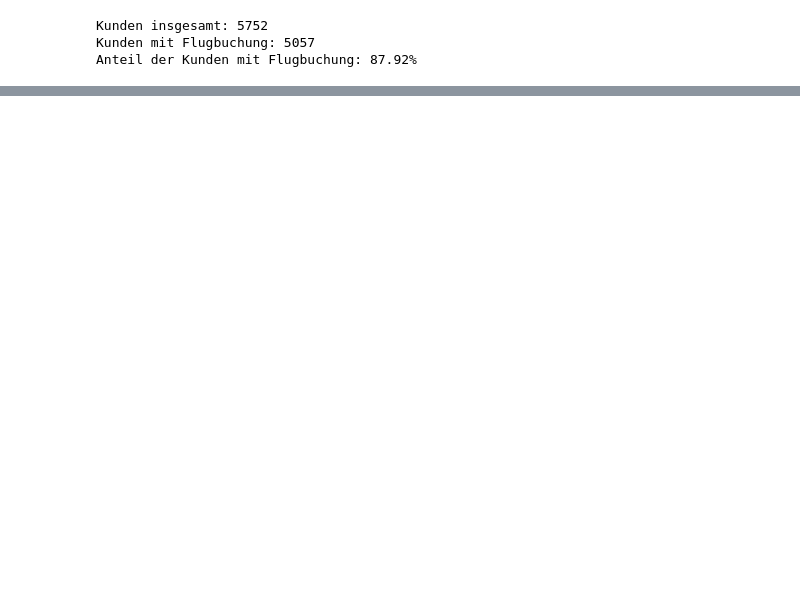
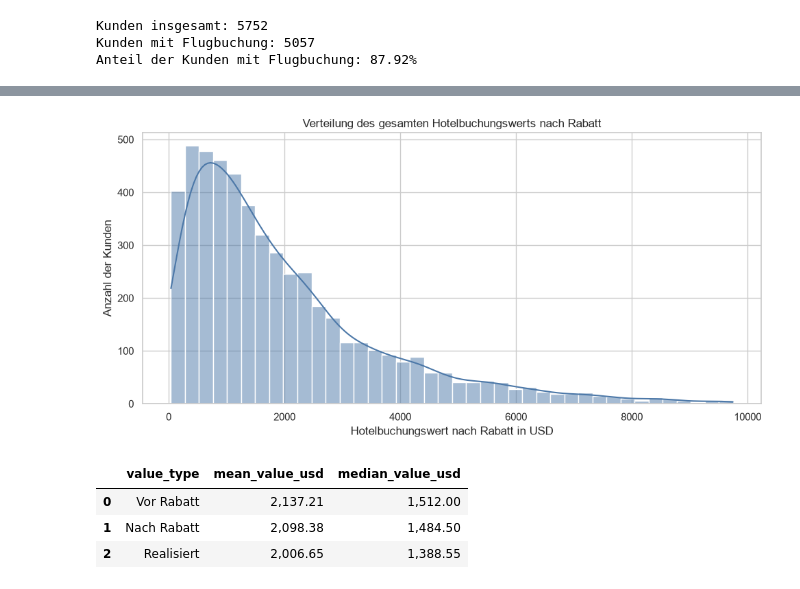
Before and after one commit to norawinkler/traveltide-customer-segmentation, a Jupyter notebook: notebooks/02_exploratory_data_analysis.ipynb, the cells around one changed output, grey strips where cells are left out. Drawn from its saved outputs; the diff is of its cells as text; code cells hidden in the pictures; blank space fills up the shorter version.

```diff
--- a/notebooks/02_exploratory_data_analysis.ipynb
+++ b/notebooks/02_exploratory_data_analysis.ipynb
@@ -1522,0 +1857,70 @@ plt.show()
+# %%
+# Hotelbuchungswerte visualisieren
+
+hotel_value_limit = hotel_customers[
+    "total_hotel_value_after_discount_usd"
+].quantile(0.99)
+
+hotel_value_plot_data = hotel_customers.loc[
+    hotel_customers["total_hotel_value_after_discount_usd"]
+    <= hotel_value_limit
+]
+
+plt.figure(figsize=(10, 5))
+
+sns.histplot(
+    data=hotel_value_plot_data,
+    x="total_hotel_value_after_discount_usd",
+    bins=40,
+    kde=True,
+    color="#4C78A8"
+)
+
+plt.title("Verteilung des gesamten Hotelbuchungswerts nach Rabatt")
+plt.xlabel("Hotelbuchungswert nach Rabatt in USD")
+plt.ylabel("Anzahl der Kunden")
+plt.tight_layout()
+plt.show()
+# %% [output]
+[figure, added]
+# %%
+# Durchschnitt und Median der Hotelwerte vergleichen
+
+hotel_value_comparison = pd.DataFrame(
+    {
+        "value_type": [
+            "Vor Rabatt",
+            "Nach Rabatt",
+            "Realisiert"
+        ],
+        "mean_value_usd": [
+            hotel_customers[
+                "total_hotel_value_before_discount_usd"
+            ].mean(),
+            hotel_customers[
+                "total_hotel_value_after_discount_usd"
+            ].mean(),
+            hotel_customers[
+                "total_realized_hotel_spend_usd"
+            ].mean()
+        ],
+        "median_value_usd": [
+            hotel_customers[
+                "total_hotel_value_before_discount_usd"
+            ].median(),
+            hotel_customers[
+                "total_hotel_value_after_discount_usd"
+            ].median(),
+            hotel_customers[
+                "total_realized_hotel_spend_usd"
+            ].median()
+        ]
+    }
+)
+
+display(hotel_value_comparison)
+# %% [output]
+|  | value_type | mean_value_usd | median_value_usd |
+| 0 | Vor Rabatt | 2,137.21 | 1,512.00 |
+| 1 | Nach Rabatt | 2,098.38 | 1,484.50 |
+| 2 | Realisiert | 2,006.65 | 1,388.55 |
```
Also changed, not shown: parts of 72 cells of this notebook, 4 other files.
